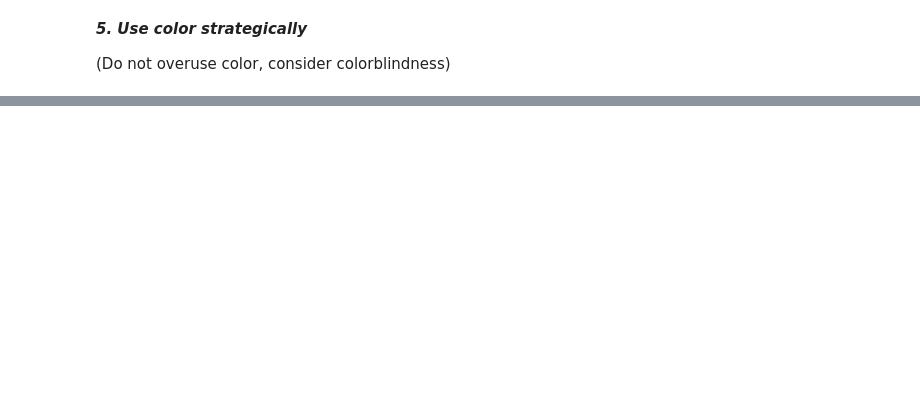
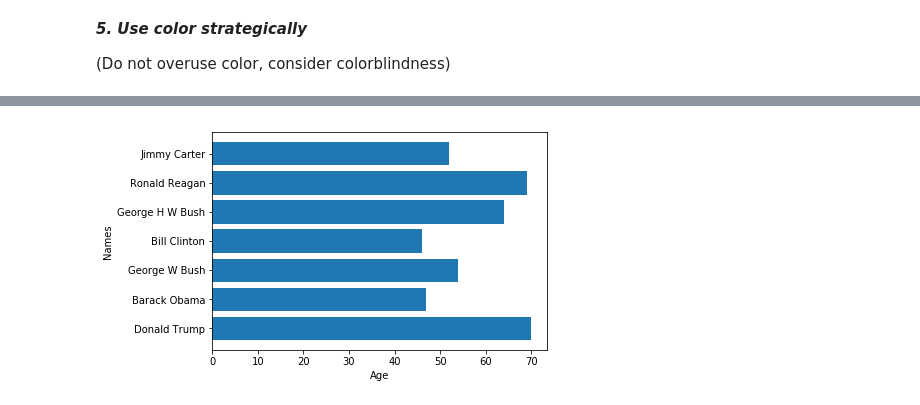
Before and after one commit to nishantsule/Data-Visualization-Workshop, a Jupyter notebook: Data-Viz-FundamentalsReview.ipynb, the cells around one changed output, grey strips where cells are left out. Cells and saved outputs as stored; diff of their text form; code cells hidden in the pictures; blank space fills up the shorter version.

```diff
--- a/Data-Viz-FundamentalsReview.ipynb
+++ b/Data-Viz-FundamentalsReview.ipynb
@@ -254,0 +283,7 @@ print(age)
+# %%
+plt.barh(names, age)
+plt.xlabel('Age')
+plt.ylabel('Names')
+plt.show()
+# %% [output]
+[figure, added]
```
Also changed, not shown: parts of 30 cells of this notebook.
